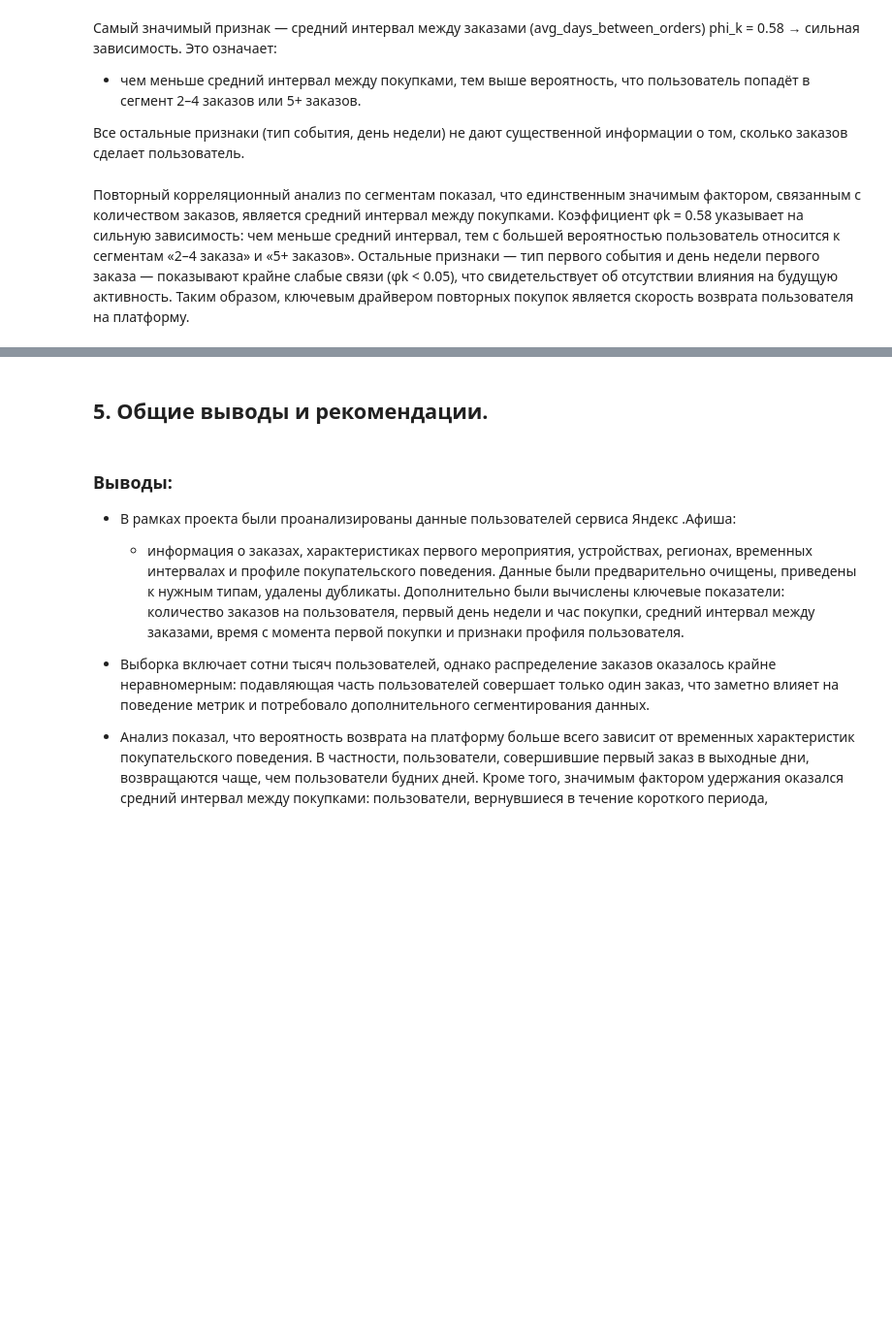
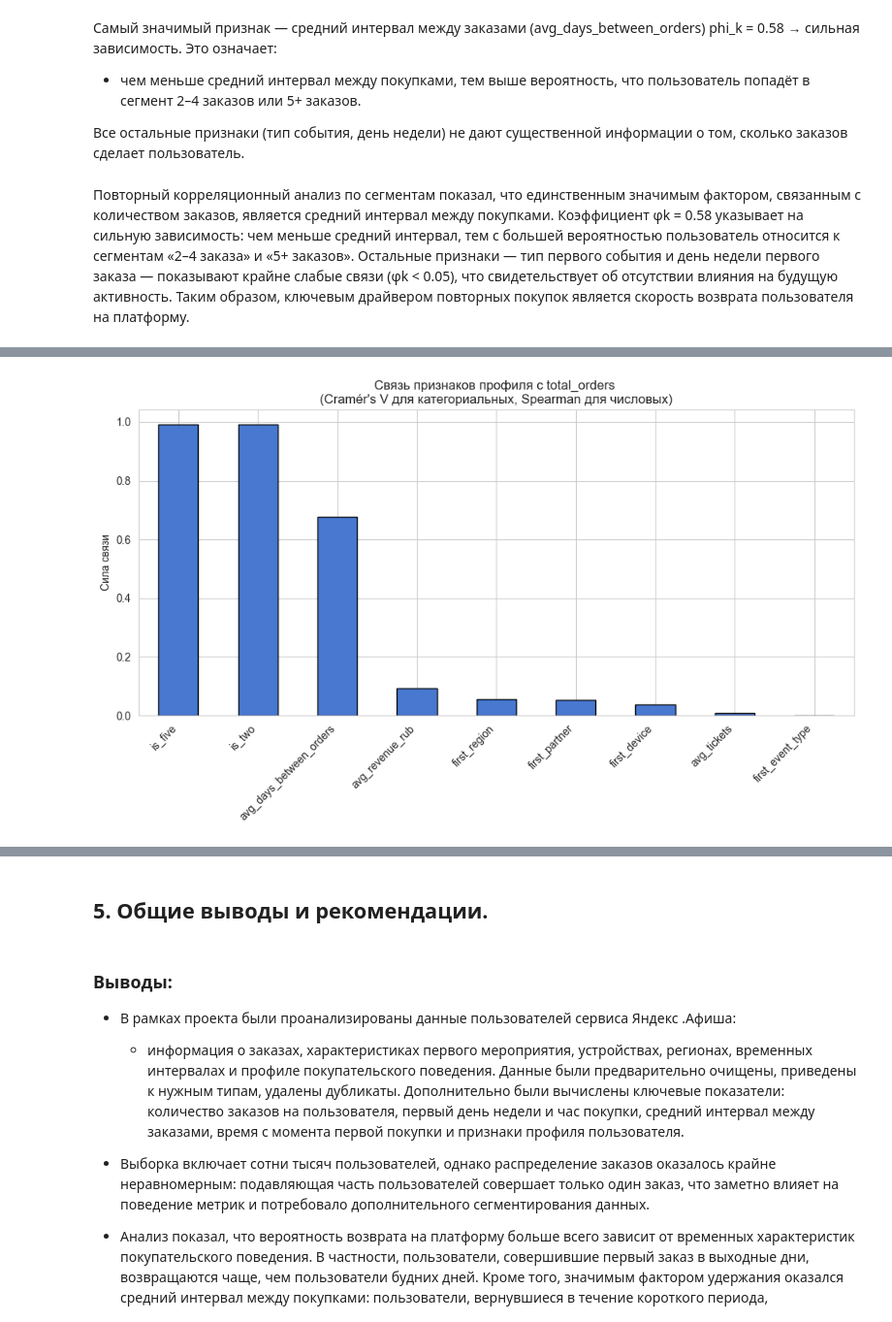
Before and after one commit to nemetsalex-ya/Yandex-Afisha, a Jupyter notebook: afisha_yandex.ipynb, the cells around one changed output, grey strips where cells are left out. Shown at 97% size. Cells and saved outputs as stored; diff of their text form; code cells hidden in the pictures; blank space fills up the shorter version.

```diff
--- a/afisha_yandex.ipynb
+++ b/afisha_yandex.ipynb
@@ -86,11 +95,12 @@ import seaborn as sns
 # %%
-# Подключение к базе данных через объект db_config
-db_config = {'user': 'praktikum_student', # имя пользователя
-             'pwd': 'Sdf4$2;d-d30pp', # пароль
-             'host': 'rc1b-wcoijxj3yxfsf3fs.mdb.yandexcloud.net',
-             'port': 6432, # порт подключения
-             'db': 'data-analyst-afisha' # название базы данных
-             }
+# Подключение к базе данных через переменные окружения (.env)
+db_config = {
+    'user': os.getenv('DB_USER'),
+    'pwd': os.getenv('DB_PASSWORD'),
+    'host': os.getenv('DB_HOST'),
+    'port': int(os.getenv('DB_PORT')),
+    'db': os.getenv('DB_NAME'),
+}
 # %%
 # Передача функции create_engine() строки connection_string для соединения с базой данных
 connection_string = 'postgresql://{}:{}@{}:{}/{}'.format(
@@ -1616,3 +1626,68 @@ Name: order_segment, dtype: float64
 Все остальные признаки (тип события, день недели) не дают существенной информации о том, сколько заказов сделает пользователь.
 # %% [markdown]
 Повторный корреляционный анализ по сегментам показал, что единственным значимым фактором, связанным с количеством заказов, является средний интервал между покупками. Коэффициент φk = 0.58 указывает на сильную зависимость: чем меньше средний интервал, тем с большей вероятностью пользователь относится к сегментам «2–4 заказа» и «5+ заказов». Остальные признаки — тип первого события и день недели первого заказа — показывают крайне слабые связи (φk < 0.05), что свидетельствует об отсутствии влияния на будущую активность. Таким образом, ключевым драйвером повторных покупок является скорость возврата пользователя на платформу.
+# %%
+# ============================================================
+#   Корреляция признаков профиля с числом заказов
+#   (Cramér's V — категориальные, Spearman — числовые)
+# ============================================================
+import scipy.stats as ss
+import matplotlib.pyplot as plt
+
+# Функция Cramér's V
+def cramers_v(x, y):
+    confusion_matrix = pd.crosstab(x, y)
+    chi2 = ss.chi2_contingency(confusion_matrix)[0]
+    n = confusion_matrix.sum().sum()
+    phi2 = chi2 / n
+    r, k = confusion_matrix.shape
+    phi2corr = max(0, phi2 - ((k-1)*(r-1)) / (n-1))
+    rcorr = r - ((r-1)**2) / (n-1)
+    kcorr = k - ((k-1)**2) / (n-1)
+    return np.sqrt(phi2corr / min((kcorr-1), (rcorr-1)))
+
+# Категориальные признаки
+categorical_cols = [
+    'first_device',
+    'first_region',
+    'first_partner',
+    'first_event_type',
+    'is_two',
+    'is_five'
+]
+
+results_cat = {}
+for col in categorical_cols:
+    results_cat[col] = cramers_v(user_profile[col], user_profile['total_orders'])
+
+# Числовые признаки (Spearman)
+numeric_cols = [
+    'avg_revenue_rub',
+    'avg_tickets',
+    'avg_days_between_orders'
+]
+
+results_num = (
+    user_profile[numeric_cols + ['total_orders']]
+    .corr(method='spearman')['total_orders']
+    .drop('total_orders')
+)
+
+# Собираем всё вместе через concat
+corr_all = pd.concat([
+    pd.Series(results_cat, name='corr'),
+    pd.Series(results_num, name='corr')
+]).sort_values(ascending=False)
+
+print("Корреляция признаков с total_orders:")
+display(corr_all)
+
+# Визуализация
+plt.figure(figsize=(10, 6))
+corr_all.plot(kind='bar', edgecolor='black')
+plt.title("Связь признаков профиля с total_orders \n(Cramér's V для категориальных, Spearman для числовых)")
+plt.ylabel("Сила связи")
+plt.xticks(rotation=45, ha='right')
+plt.tight_layout()
+plt.show()
+# %% [output]
@@ -1618,0 +1705 @@ Name: order_segment, dtype: float64
+[figure, added]
```
Also changed, not shown: parts of 8 cells of this notebook, 1 other file.
